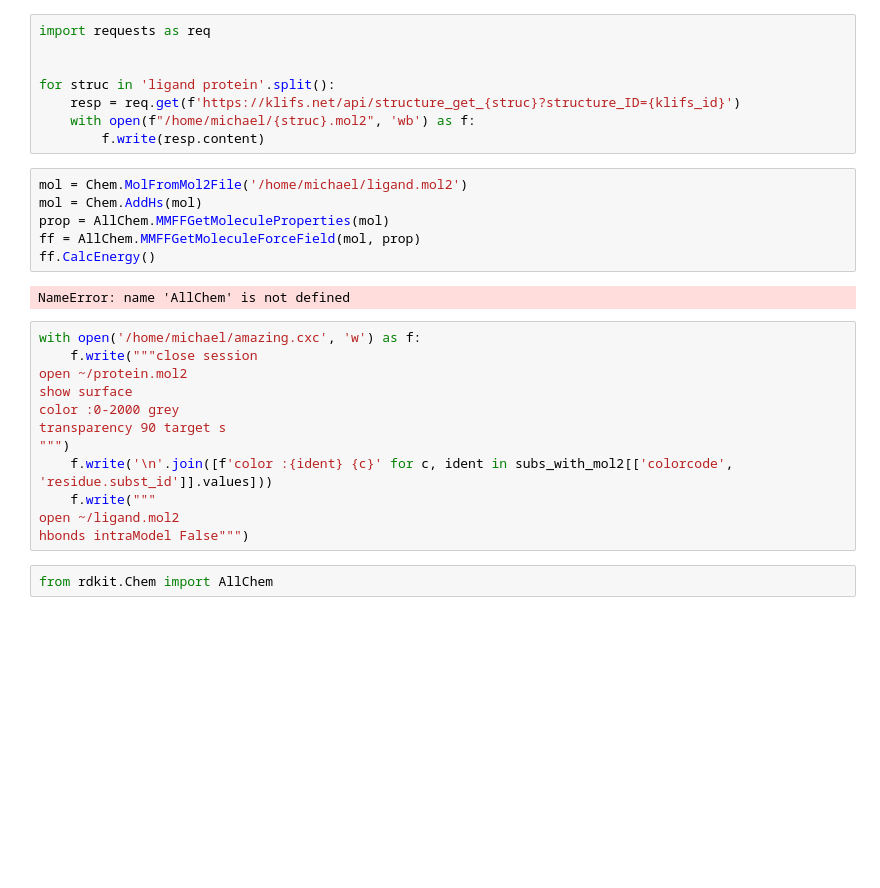
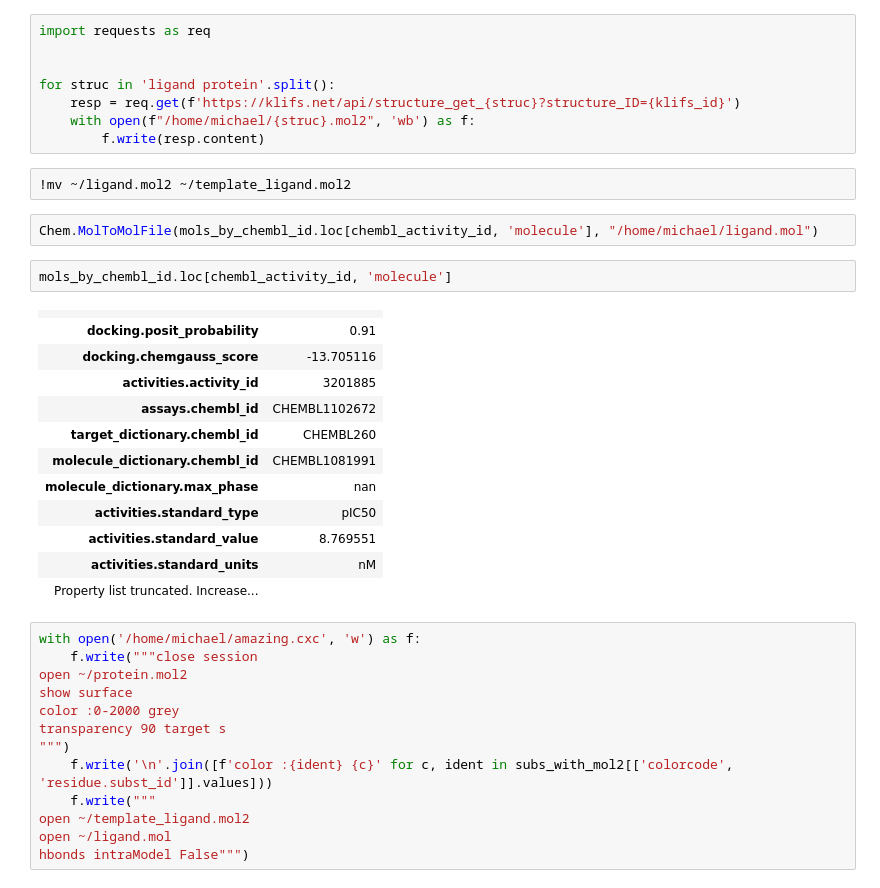
Before and after one commit to volkamerlab/kinodata-3D-affinity-prediction, a Jupyter notebook: scripts/residue_attr_chimerax.ipynb, the cells around one changed output. Saved outputs shown, nothing was run; the diff lists cells and outputs as text; blank space fills up the shorter version.

```diff
--- a/scripts/residue_attr_chimerax.ipynb
+++ b/scripts/residue_attr_chimerax.ipynb
@@ -430,14 +325,25 @@ for struc in 'ligand protein'.split():
     resp = req.get(f'https://klifs.net/api/structure_get_{struc}?structure_ID={klifs_id}')
     with open(f"/home/michael/{struc}.mol2", 'wb') as f:
         f.write(resp.content)
-# %%
-mol = Chem.MolFromMol2File('/home/michael/ligand.mol2')
-mol = Chem.AddHs(mol)
-prop = AllChem.MMFFGetMoleculeProperties(mol)
-ff = AllChem.MMFFGetMoleculeForceField(mol, prop)
-ff.CalcEnergy()
-# %% [output]
-NameError: name 'AllChem' is not defined
+# %%
+!mv ~/ligand.mol2 ~/template_ligand.mol2
+# %%
+Chem.MolToMolFile(mols_by_chembl_id.loc[chembl_activity_id, 'molecule'], "/home/michael/ligand.mol")
+# %%
+mols_by_chembl_id.loc[chembl_activity_id, 'molecule']
+# %% [output]
+|  |  |
+| docking.posit_probability | 0.91 |
+| docking.chemgauss_score | -13.705116 |
+| activities.activity_id | 3201885 |
+| assays.chembl_id | CHEMBL1102672 |
+| target_dictionary.chembl_id | CHEMBL260 |
+| molecule_dictionary.chembl_id | CHEMBL1081991 |
+| molecule_dictionary.max_phase | nan |
+| activities.standard_type | pIC50 |
+| activities.standard_value | 8.769551 |
+| activities.standard_units | nM |
+| Property list truncated. Increase... |  |
 # %%
 with open('/home/michael/amazing.cxc', 'w') as f:
     f.write("""close session
@@ -448,7 +354,6 @@ transparency 90 target s
 """)
     f.write('\n'.join([f'color :{ident} {c}' for c, ident in subs_with_mol2[['colorcode', 'residue.subst_id']].values]))
     f.write("""
-open ~/ligand.mol2
+open ~/template_ligand.mol2
+open ~/ligand.mol
 hbonds intraModel False""")
-# %%
-from rdkit.Chem import AllChem
```
Also changed, not shown: parts of 27 cells of this notebook.
